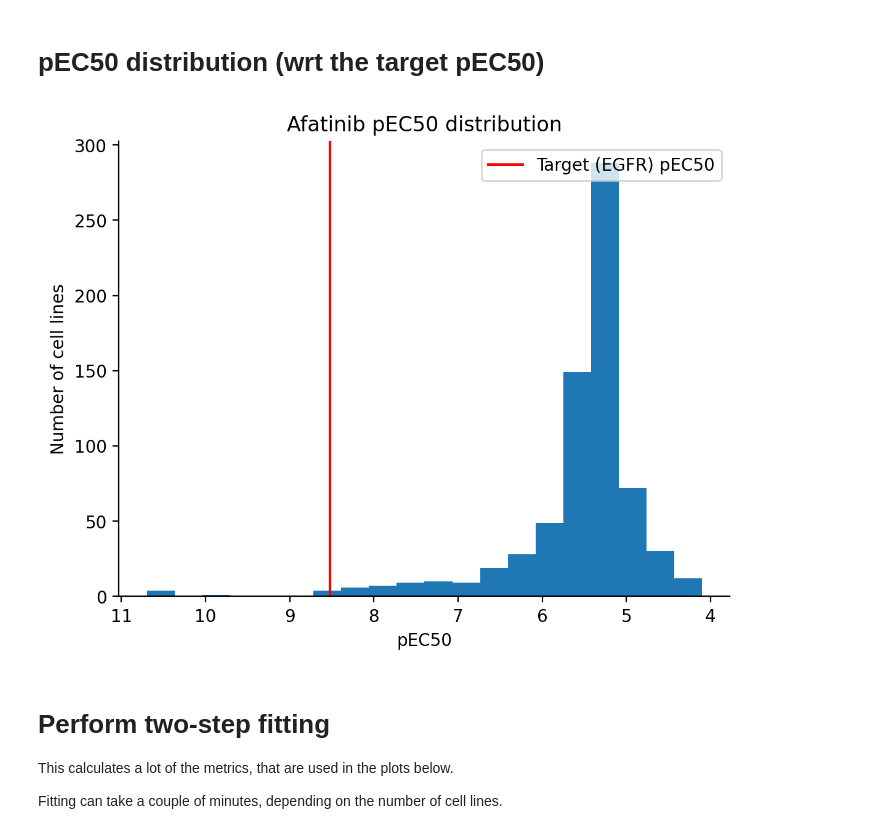
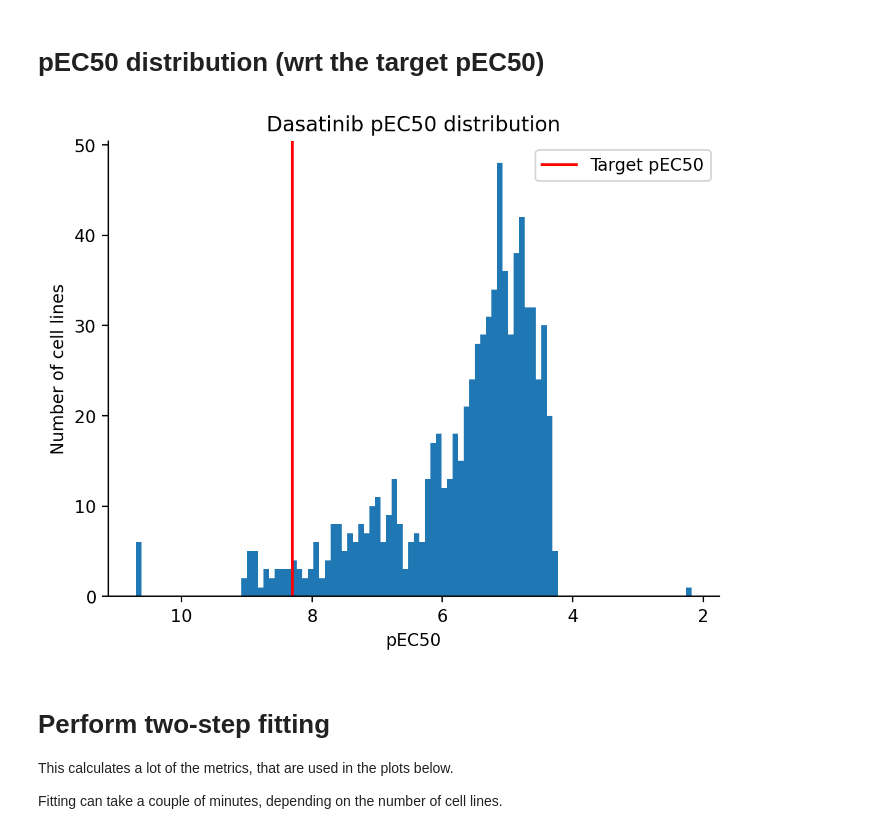
Before and after one commit to nictru/SystemsBioMedicine, a Jupyter notebook: 02_fitting.ipynb, the cells around one changed output. Cells and saved outputs as stored; diff of their text form; code cells hidden in the pictures.

```diff
--- a/02_fitting.ipynb
+++ b/02_fitting.ipynb
@@ -96,7 +96,7 @@ drugs = {
 }
 # %%
 # Select one of the drugs from the list above
-drug = "Afatinib"
+drug = "Dasatinib"
 
 # Load the associated data
 df_curvecurator, df_doses = load_curvecurator(drugs[drug]['identifier'])
@@ -107,21 +107,21 @@ target_ec50_range = from_p_space(target_pec50_range)
 # %% [markdown]
 # pEC50 distribution (wrt the target pEC50)
 # %%
-df_curvecurator['pEC50'].hist(bins=20)
+df_curvecurator['pEC50'].hist(bins=100)
 
 plt.grid(False)
 sns.despine()
 plt.axvline(target_pec50, color="red", label=f"Target ({target}) pEC50" if target else "Target pEC50")
 
 # Set x-axis label
 plt.xlabel("pEC50")
 # Set y-axis label
 plt.ylabel("Number of cell lines")
 plt.title(f"{drug} pEC50 distribution")
 plt.legend()
 plt.gca().invert_xaxis()
 # %% [output]
-[figure, old version]
+[figure, new version]
 # %% [markdown]
 # Perform two-step fitting
 
```
Also changed, not shown: parts of 12 cells of this notebook, 1 other file.
